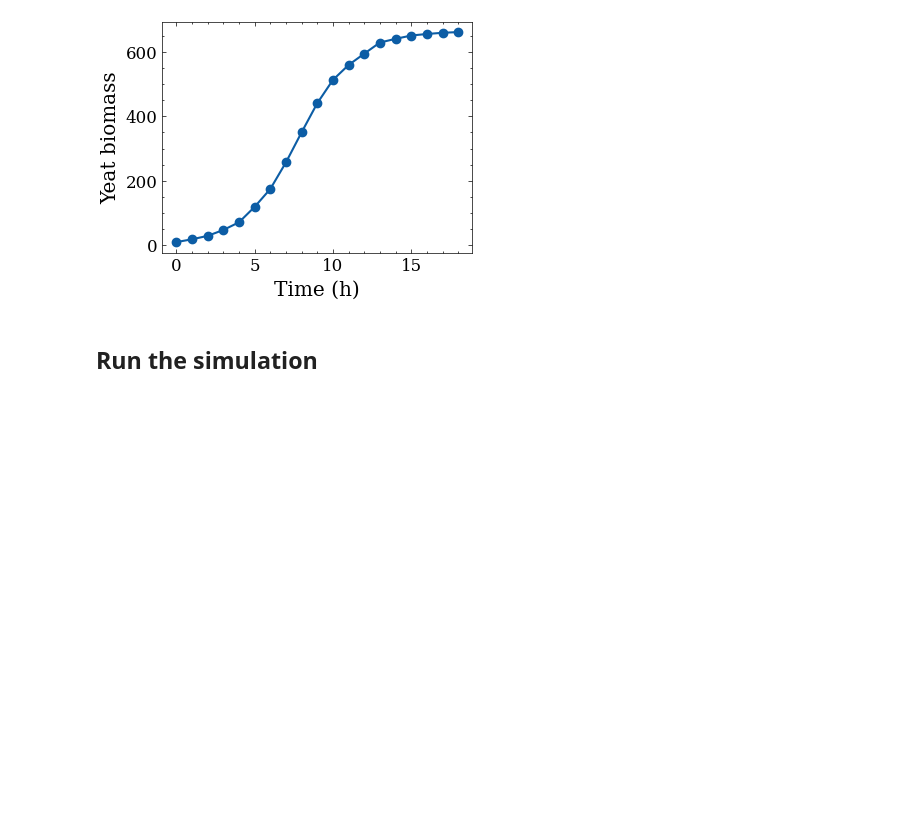
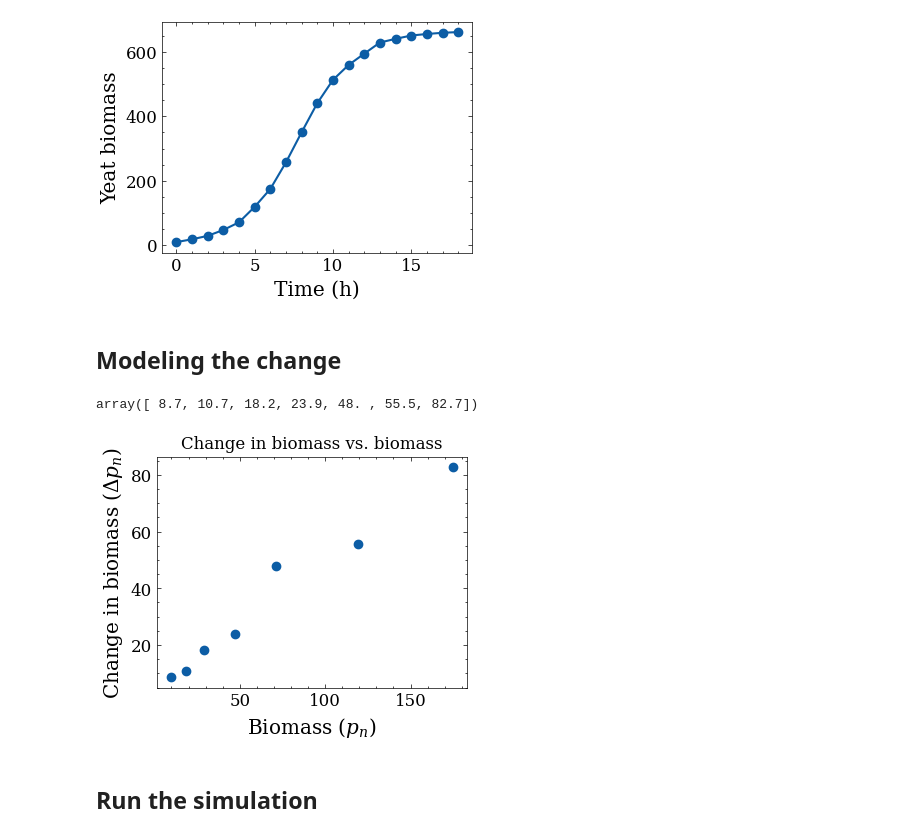
Before and after one commit to liwt31/MathModel, a Jupyter notebook: 01YeastInCulture.ipynb, the cells around one changed output. Saved outputs shown, nothing was run; the diff lists cells and outputs as text; code cells hidden in the pictures; blank space fills up the shorter version.

```diff
--- a/01YeastInCulture.ipynb
+++ b/01YeastInCulture.ipynb
@@ -38,6 +38,22 @@ plt.ylabel("Yeat biomass")
 plt.show()
 # %% [output]
 [figure]
+# %% [markdown]
+## Modeling the change
+# %%
+initial_periods = observed[:8]
+change = initial_periods[1:] - initial_periods[:-1]
+change
+# %% [output]
+array([ 8.7, 10.7, 18.2, 23.9, 48. , 55.5, 82.7])
+# %%
+plt.scatter(initial_periods[:-1], change)
+plt.title("Change in biomass vs. biomass")
+plt.xlabel("Biomass ($p_n$)")
+plt.ylabel("Change in biomass ($\Delta p_n$)")
+plt.show()
+# %% [output]
+[figure, added]
 # %% [markdown]
 ## Run the simulation
 # %%
```
